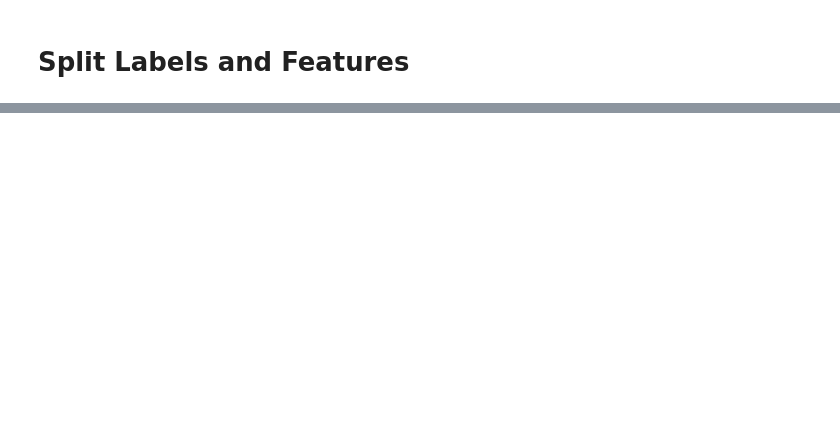
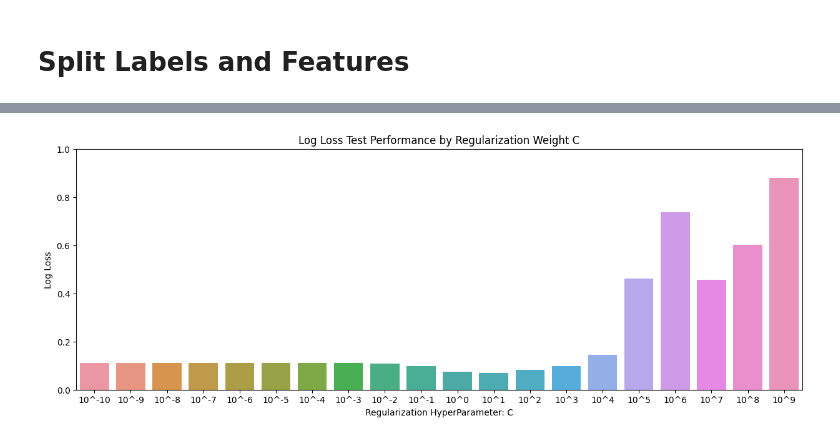
Before and after one commit to hoatuyet423/fraud-prediction-accenture2b, a Jupyter notebook: fraud_prediction_accenture2b.ipynb, the cells around one changed output, grey strips where cells are left out. Drawn from its saved outputs; the diff is of its cells as text; code cells hidden in the pictures; blank space fills up the shorter version.

```diff
--- a/fraud_prediction_accenture2b.ipynb
+++ b/fraud_prediction_accenture2b.ipynb
@@ -411,0 +552,2 @@ Name: isFraud, Length: 589906, dtype: int64
+# %%
+X_train, X_test, y_train, y_test = train_test_split(X, y, test_size=0.33, random_state=1234)
@@ -411,0 +576,4 @@ Name: isFraud, Length: 589906, dtype: int64
+# %%
+loss, acc = train_test_LR(X_train, y_train, X_test, y_test)
+print('Log loss: ' + str(loss))
+print('Accuracy: ' + str(acc))
@@ -411,0 +590,3 @@ Name: isFraud, Length: 589906, dtype: int64
+# %%
+cs = [10**i for i in range(-10,10)]
+cs
@@ -411,0 +614,10 @@ Name: isFraud, Length: 589906, dtype: int64
+# %%
+ll_cs = []
+acc_cs = []
+for c in cs:
+    # Call train_test_LR() function with training and test data and current value of C
+    ll, acc = train_test_LR(X_train, y_train, X_test, y_test, c)
+
+    # Append log loss and accuracy score to respective lists
+    ll_cs.append(ll)
+    acc_cs.append(acc)
@@ -411,0 +642,11 @@ Name: isFraud, Length: 589906, dtype: int64
+# %%
+plt.figure(figsize=(15,5))
+
+ax = sns.barplot(x=cs, y=ll_cs)
+g = ax.set_xticklabels([f'10^{i}' for i in range(-10,10)])
+ax.set_xlabel('Regularization HyperParameter: C')
+ax.set_ylabel('Log Loss')
+ax.set_ylim([0, 1])
+g = plt.title('Log Loss Test Performance by Regularization Weight C')
+# %% [output]
+[figure, added]
```
Also changed, not shown: parts of 43 cells of this notebook.
